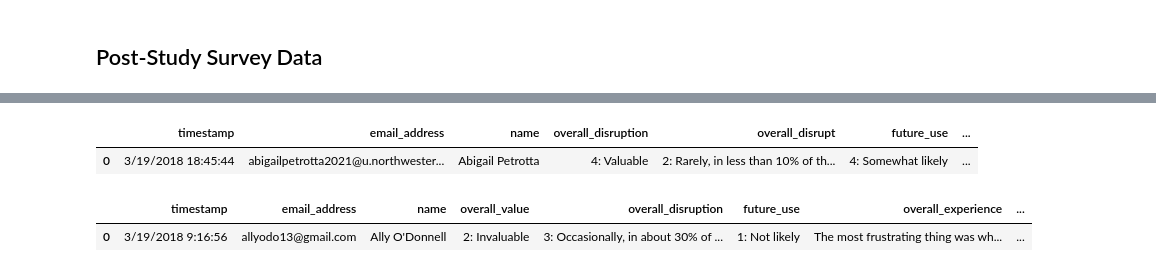
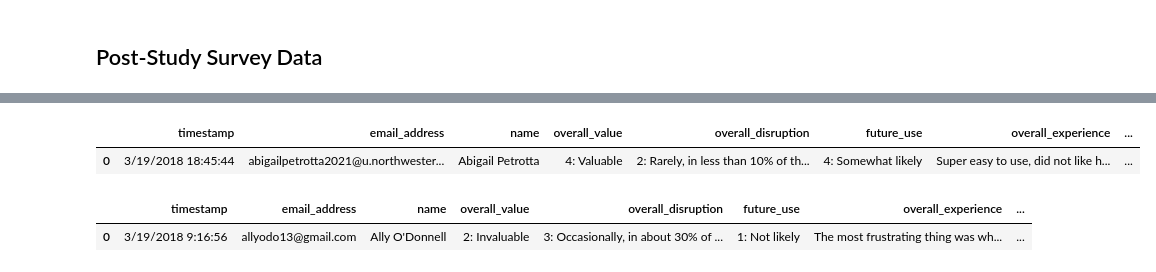
Before and after one commit to NUDelta/les-study-analysis, a Jupyter notebook: w2018/4X-study-dashboard.ipynb, the cells around one changed output, grey strips where cells are left out. Saved outputs shown, nothing was run; the diff lists cells and outputs as text; code cells hidden in the pictures.

```diff
--- a/w2018/4X-study-dashboard.ipynb
+++ b/w2018/4X-study-dashboard.ipynb
@@ -179,24 +180,24 @@ post_study_4x.head(1)
 # %%
 # setup 4X post-survey data
 url_opp_loc = 'https://docs.google.com/spreadsheets/d/15x6yST-eJh1azQJxQRtkOb37E397RJhzG-3CDbPCflk/edit#gid=1062479755'
 cols_opp_loc = [
     'timestamp',
     'email_address',
     'name',
+    'overall_value',
     'overall_disruption',
-    'overall_disrupt',
     'future_use',
     'overall_experience',
     'explore_respond',
     'explore_not_respond',
     'explore_disruption',
     'miscellaneous'
 ]
 post_study_opp_loc = load_post_study_data(url_opp_loc, new_col_names=cols_opp_loc)
 post_study_opp_loc.head(1)
 # %% [output]
-|  | timestamp | email_address | name | overall_disruption | overall_disrupt | future_use | ... |
-| 0 | 3/19/2018 18:45:44 | abigailpetrotta2021@u.northwester... | Abigail Petrotta | 4: Valuable | 2: Rarely, in less than 10% of th... | 4: Somewhat likely | ... |
+|  | timestamp | email_address | name | overall_value | overall_disruption | future_use | overall_experience | ... |
+| 0 | 3/19/2018 18:45:44 | abigailpetrotta2021@u.northwester... | Abigail Petrotta | 4: Valuable | 2: Rarely, in less than 10% of th... | 4: Somewhat likely | Super easy to use, did not like h... | ... |
 # %%
 # setup 4X post-survey data
 url_opp_dist = 'https://docs.google.com/spreadsheets/d/1YJVo7ouNklEXb1DLZlzGttoaTDk-z2WJxVPIRmB5hyw/edit#gid=446248525'
```
Also changed, not shown: parts of 20 cells of this notebook.
